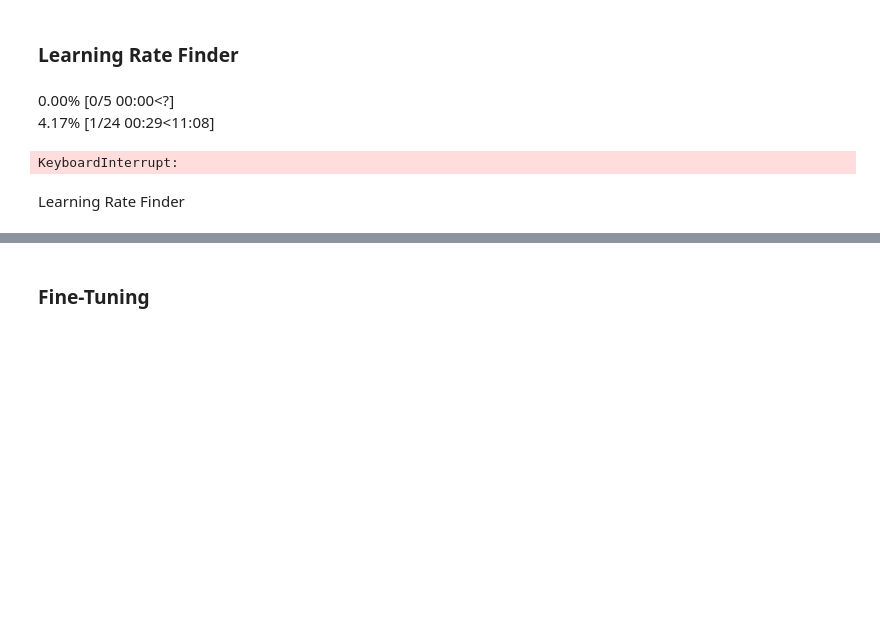
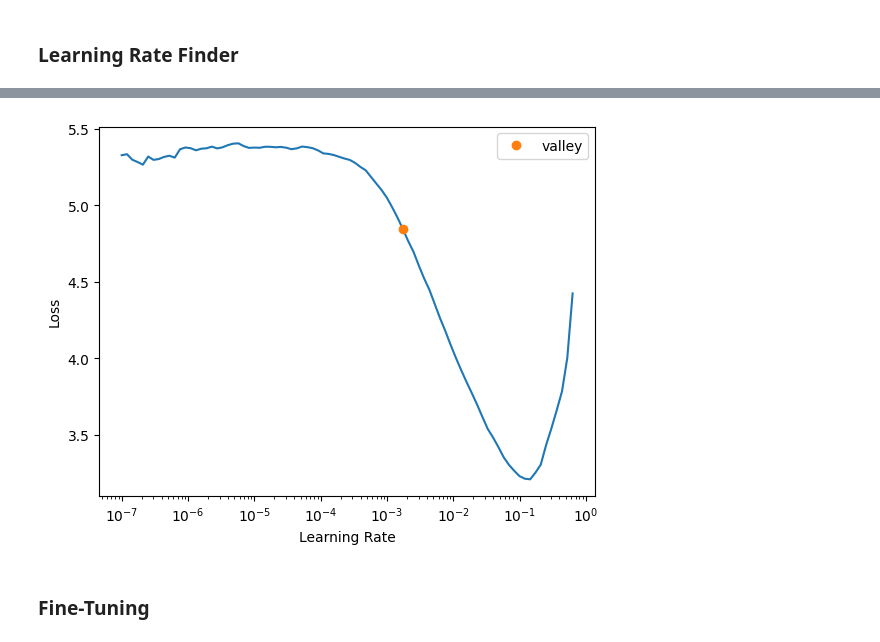
Before and after one commit to Elina-Filatova/image-classifier-deep-learning, a Jupyter notebook: training_model.ipynb, the cells around one changed output, grey strips where cells are left out. Drawn from its saved outputs; the diff is of its cells as text; code cells hidden in the pictures; blank space fills up the shorter version.

```diff
--- a/training_model.ipynb
+++ b/training_model.ipynb
@@ -115,10 +106,5 @@ learn = vision_learner(
 # %% [markdown]
 ### Learning Rate Finder
-# %%
-learn.lr_find()
-# %% [output]
-0.00% [0/5 00:00<?]
-4.17% [1/24 00:29<11:08]
-KeyboardInterrupt:
-# %% [markdown]
-Learning Rate Finder
+# %%
+learning_rate = learn.lr_find()
+# %% [output]
@@ -125,3 +112,4 @@ Learning Rate Finder
+[figure, added]
 # %% [markdown]
 ### Fine-Tuning
 # %%
```
Also changed, not shown: parts of 27 cells of this notebook.
